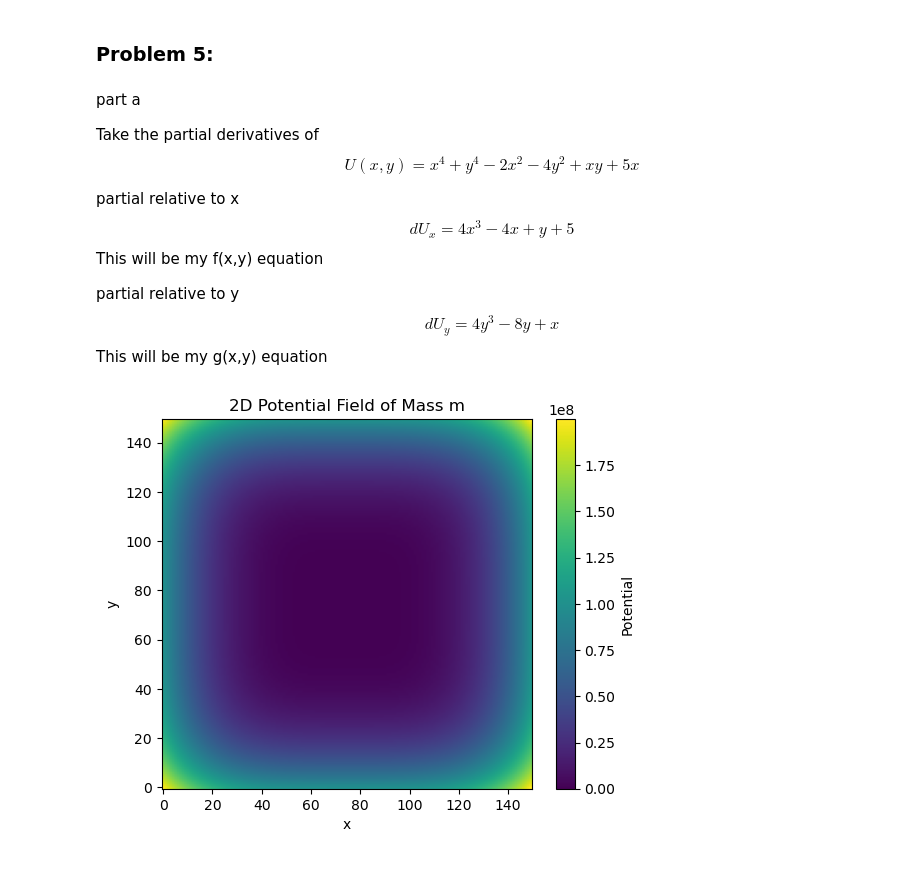
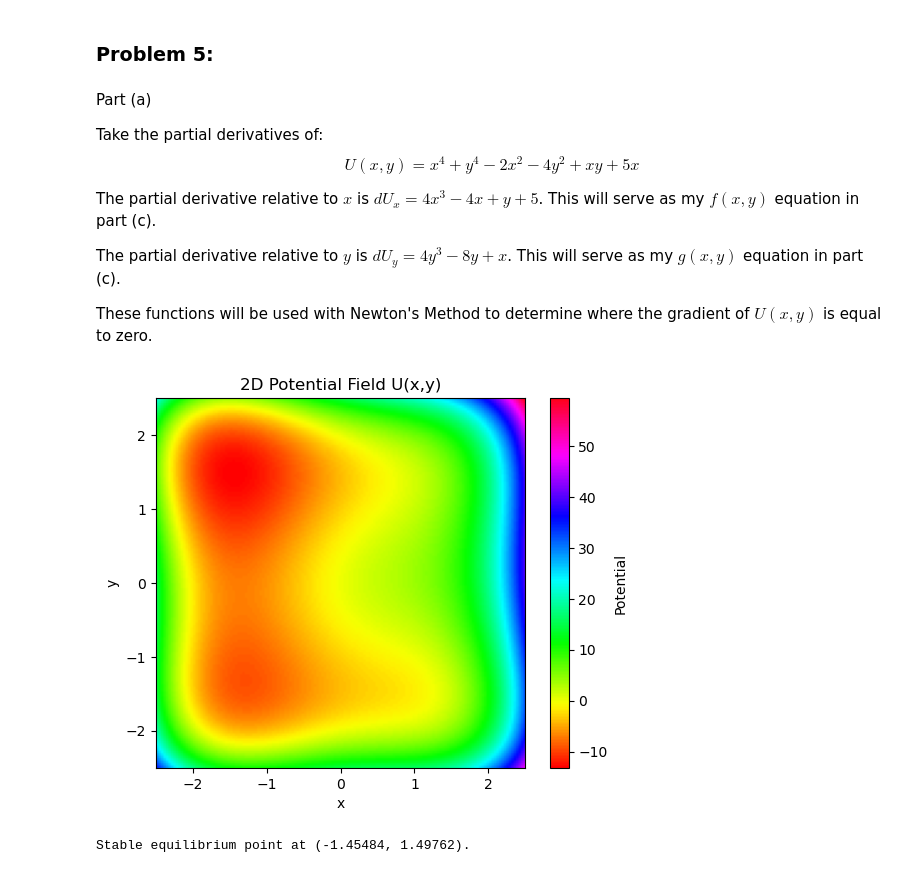
Before and after one commit to LDeGroot-Wooster/CompPhys26, a Jupyter notebook: General/Homework06_KristenTownsend.ipynb, the cells around one changed output. Cells and saved outputs as stored; diff of their text form; code cells hidden in the pictures.

```diff
--- a/General/Homework06_KristenTownsend.ipynb
+++ b/General/Homework06_KristenTownsend.ipynb
@@ -175,7 +158,7 @@ print(x)
 for i in range(N):
     x = f(x)
     print(x)
-    if round(x,6) == round(f(x),6):
+    if round(x,7) == round(f(x),7):
         # one more time for good measure
         x = f(x)
         print("Desired accuracy reached")
@@ -332,52 +319,85 @@ surface of the sun, according to the internet, is approximately 5700 to 5800 Kel
 # %% [markdown]
 ### Problem 5:
 # %% [markdown]
-part a
+Part (a)
 
-Take the partial derivatives of
+Take the partial derivatives of:
 $$ U(x,y) = x^4 + y^4 - 2x^2 - 4y^2 + xy + 5x $$
 
-partial relative to x
-$$ dU_x = 4x^3 - 4x + y + 5 $$
-This will be my f(x,y) equation
+The partial derivative relative to $x$ is $ dU_x = 4x^3 - 4x + y + 5 $. This will serve as my $f(x,y)$ equation in part (c).
 
-partial relative to y
-$$ dU_y = 4y^3 - 8y + x $$
-This will be my g(x,y) equation
+The partial derivative relative to $y$ is $ dU_y = 4y^3 - 8y + x $. This will serve as my $g(x,y)$ equation in part (c).
+
+These functions will be used with Newton's Method to determine where the gradient of $U(x,y)$ is equal to zero.
 # %%
 # part b
 # define the function U(x,y)
 def U(x,y):
     return x**4 + y**4 - 2*x**2 - 4*y**2 + x*y + 5*x
 
 # values for x, y grid
-side = 100 #meters
+side = 2.5 #meters
 N = 150
 
 x = np.linspace(-side, side, N)
 y = np.linspace(-side, side, N)
 
-# initializing a 2D array of zeros to hold U(x,y) results
-potential = np.zeros((len(x),len(y)))
+# mesh into one grid
+X,Y = np.meshgrid(x,y)
 
-# loop through points to fill previous array
-for n in range(N):
-    for m in range(N):
-        a = x[n]
-        b = y[m]
-        potential[m,n] = U(a,b) # row, column
-
+# evaluate the funciton on the grid
+potential = U(X,Y)
 
 # plotting details
-plt.imshow(potential, origin="lower")
+plt.imshow(potential, origin="lower", extent=[-side,side,-side,side], cmap="hsv")
 plt.colorbar(label="Potential")
 plt.xlabel('x')
 plt.ylabel('y')
-plt.title("2D Potential Field of Mass m")
-plt.viridis()
+plt.title("2D Potential Field U(x,y)")
 plt.show()
 # %% [output]
-[figure, old version]
+[figure, new version]
+# %%
+# part c
+# defining functions as partial derivatives of U(x,y)
+def f(x,y):
+    return 4*x**3 - 4*x + y + 5
+
+def g(x,y):
+    return 4*y**3 - 8*y + x
+
+# initial guess number
+x = -1.5
+y = 1.5
+
+# define variables
+accuracy = 1e-10
+err = 0.5
+while err > accuracy:
+    # partials to fill Jacobian
+    a = 12*x**2 - 4
+    b = 1
+    c = 1
+    d = 12*y**2 - 8
+
+    J = np.array([[a,b],
+                  [c,d]], float)
+    v = np.array([f(x,y), g(x,y)], float)
+    values = np.linalg.solve(J,v)
+    # determine new values
+    x -= values[0]
+    y -= values[1]
+
+    # calculate new error
+    err = np.sqrt(values[0]**2 + values[1]**2)
+
+# printing results
+x_fin = round(x,5)
+y_fin = round(y,5)
+
+print(f'Stable equilibrium point at ({x_fin}, {y_fin}).')
+# %% [output]
+Stable equilibrium point at (-1.45484, 1.49762).
 # %% [markdown]
 #### Explanation:
 
```
Also changed, not shown: parts of 12 cells of this notebook.
